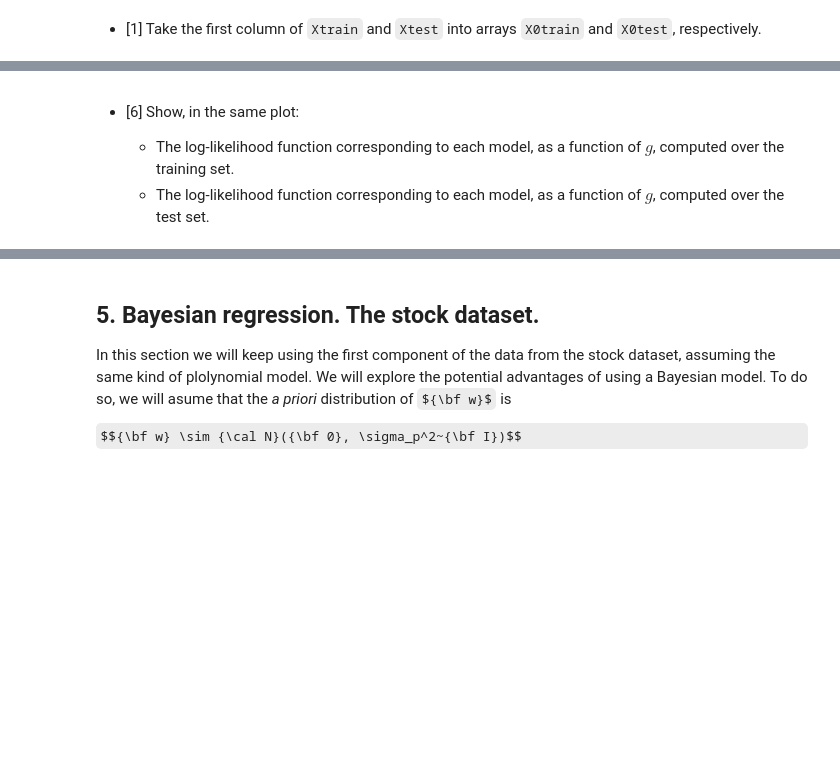
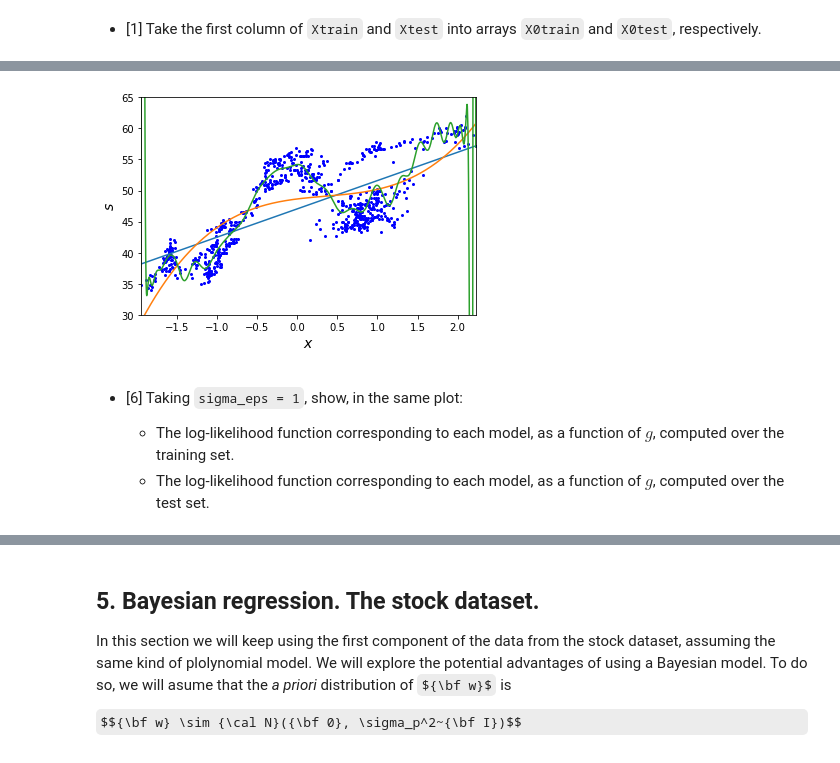
Before and after one commit to ML4DS/ML4all, a Jupyter notebook: R_lab1_ML_Bay_Regresion/Pract_regression_professor.ipynb, the cells around one changed output, grey strips where cells are left out. Cells and saved outputs as stored; diff of their text form; code cells hidden in the pictures; some formulas as TeX source; blank space fills up the shorter version.

```diff
--- a/R_lab1_ML_Bay_Regresion/Pract_regression_professor.ipynb
+++ b/R_lab1_ML_Bay_Regresion/Pract_regression_professor.ipynb
@@ -357,3 +413,15 @@ Ztest = np.concatenate((col_1, Xtest), axis = 1)
 
   We will use these models in the following sections.
+# %%
+# IMPORTANT NOTE: Use np.linalg.lstsq() with option rcond=-1 for better precission.
+
+# HINT: Take into account that the data matrix required to fit a polynomial model
+#       with degree g consists of the first g+1 columns of Ztrain.
+
+# <SOL>
+models = []
+for g in range(g_max + 1):
+    w_MLg, _, _, _ = np.linalg.lstsq(Ztrain[:, 0:g+1], strain, rcond=-1)
+    models.append(w_MLg)
+# </SOL>
 # %% [markdown]
@@ -361,5 +429,35 @@ Ztest = np.concatenate((col_1, Xtest), axis = 1)
+# %%
+# Create a grid of samples along the x-axis.
+n_points = 10000
+xmin = min(X0train)
+xmax = max(X0train)
+X = np.linspace(xmin, xmax, n_points)[:, np.newaxis]
+
+# Apply the polynomial transformation to the inputs with degree g_max.
+# <SOL>
+Z = np.vander(X.flatten(), g_max+1, increasing=True)
+Z = nm.transform(Z)
+# </SOL>
+
+# Plot training points
+plt.plot(X0train, strain, 'b.', markersize=4);
+plt.xlabel('$x$',fontsize=14);
+plt.ylabel('$s$',fontsize=14);
+plt.xlim(xmin, xmax)
+plt.ylim(30, 65)
+
+# Plot the regresion function for the required degrees
+# <SOL>
+for g in [1, 3, g_max]:
+    s_ML = predict(Z[:,0:g+1], models[g])
+    plt.plot(X, s_ML)
+# </SOL>
+
+plt.show()
+# %% [output]
+[figure, added]
 # %% [markdown]
-* [6] Show, in the same plot:
+* [6] Taking `sigma_eps = 1`, show, in the same plot:
 
   - The log-likelihood function corresponding to each model, as a function of $g$, computed over the training set.
   - The log-likelihood function corresponding to each model, as a function of $g$, computed over the test set.
```
Also changed, not shown: parts of 62 cells of this notebook, 14 other files.
